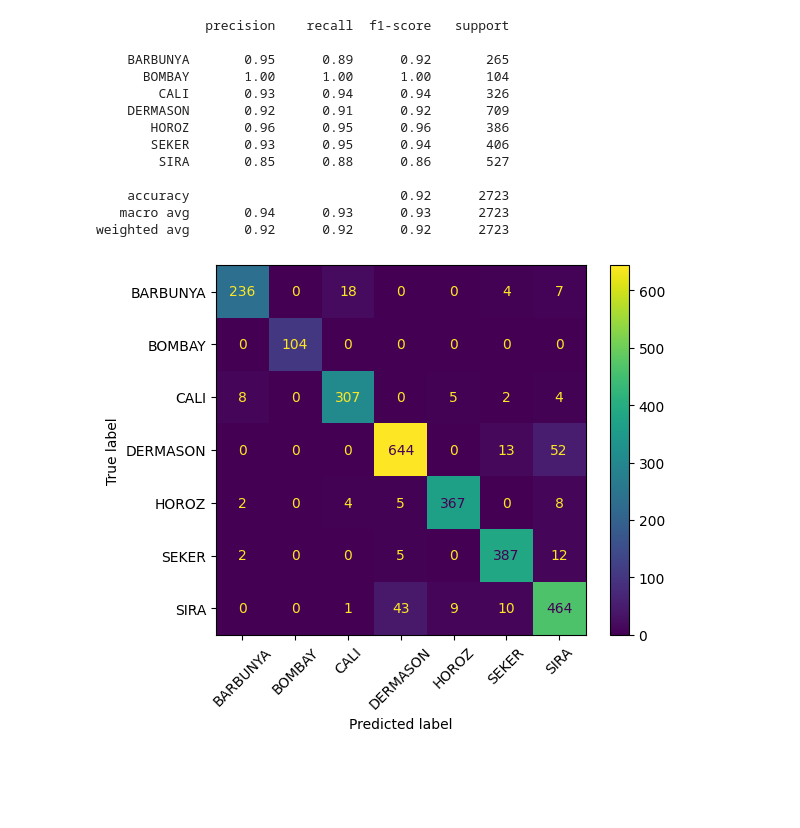
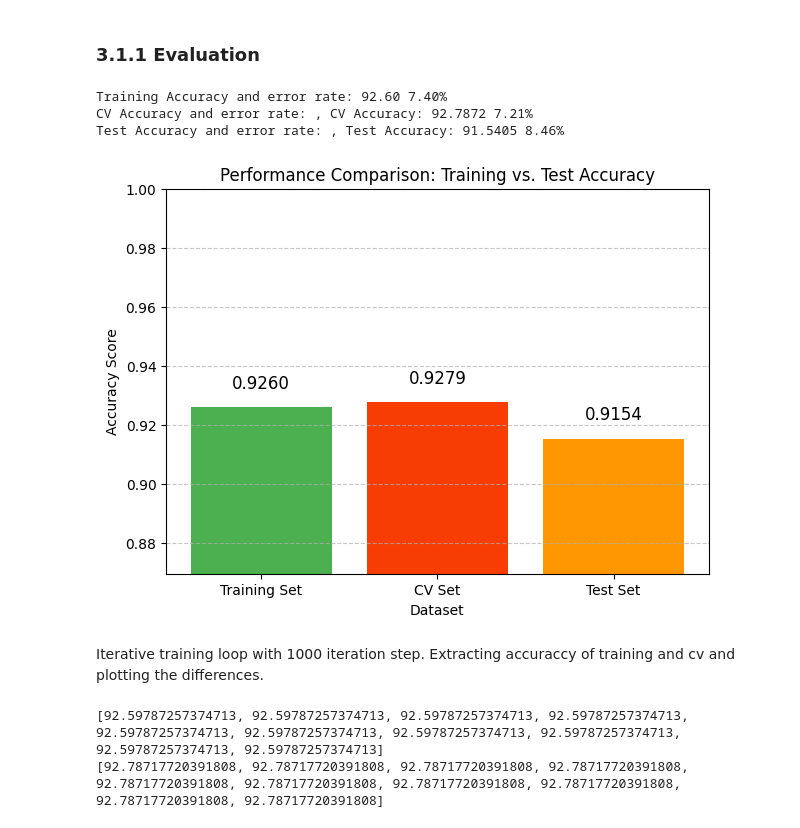
Before and after one commit to fadimardelli/dry-bean-classification, a Jupyter notebook: notebooks/02_models.ipynb, the cells around one changed output. Drawn from its saved outputs; the diff is of its cells as text; code cells hidden in the pictures; blank space fills up the shorter version.

Commit message:
Data set division, metrics and evaluation

```diff
--- a/notebooks/02_models.ipynb
+++ b/notebooks/02_models.ipynb
@@ -19,11 +167,11 @@ X_train, X_test, y_train, y_test = train_test_split(
 # %%
-
 # Pipeline with scaling + regularized logistic regression
 model = Pipeline([
     ("scaler", StandardScaler()),
     ("logreg", LogisticRegression(
         penalty="l2",
-        solver="lbfgs",
+        solver="saga",
+        warm_start=True,
         max_iter=1000,
         multi_class="multinomial"
     ))
@@ -38,21 +187,46 @@ Pipeline(steps=[('scaler', StandardScaler()),
-# %%
-# Evaluate
-y_pred = model.predict(X_test)
-print(classification_report(y_test, y_pred))
-ConfusionMatrixDisplay.from_estimator(model, X_test, y_test, xticks_rotation=45)
-plt.show()
-# %% [output]
-              precision    recall  f1-score   support
-
-    BARBUNYA       0.95      0.89      0.92       265
-      BOMBAY       1.00      1.00      1.00       104
-        CALI       0.93      0.94      0.94       326
-    DERMASON       0.92      0.91      0.92       709
-       HOROZ       0.96      0.95      0.96       386
-       SEKER       0.93      0.95      0.94       406
-        SIRA       0.85      0.88      0.86       527
-
-    accuracy                           0.92      2723
-   macro avg       0.94      0.93      0.93      2723
-weighted avg       0.92      0.92      0.92      2723
-[figure, removed]
+# %% [markdown]
+### 3.1.1 Evaluation
+# %%
+# predict and evaluate on training data
+y_train_pred = model.predict(X_train)
+acc_train = accuracy_score(y_train, y_train_pred)
+error_rate_train = 1 - acc_train
+
+# predict and evaluate on cv data, find error
+y_cv_pred = model.predict(X_cv)
+acc_cv = accuracy_score(y_cv, y_cv_pred)
+error_rate_cv = 1 - acc_cv
+
+# predict and evaluate on test data, find error
+y_test_pred = model.predict(X_test)
+acc_test = accuracy_score(y_test, y_test_pred)
+error_rate_test = 1 - acc_test
+
+# Print Comparison
+print(f"Training Accuracy and error rate: {acc_train*100:.2f} {error_rate_train*100:.2f}%")
+print(f"CV Accuracy and error rate: , CV Accuracy: {acc_cv*100:.4f} {error_rate_cv*100:.2f}%")
+print(f"Test Accuracy and error rate: , Test Accuracy: {acc_test*100:.4f} {error_rate_test*100:.2f}%")
+# %% [output]
+Training Accuracy and error rate: 92.60 7.40%
+CV Accuracy and error rate: , CV Accuracy: 92.7872 7.21%
+Test Accuracy and error rate: , Test Accuracy: 91.5405 8.46%
+# %%
+scores = [acc_train, acc_cv, acc_test]
+labels = ['Training Set', 'CV Set', 'Test Set']
+
+plt.figure(figsize=(7, 5))
+bars = plt.bar(labels, scores, color=['#4CAF50', "#F73D04", '#FF9800'])
+plt.ylim(min(scores) * 0.95, 1.0)
+for bar in bars:
+    yval = bar.get_height()
+    plt.text(bar.get_x() + bar.get_width()/2, yval + 0.005, f'{yval:.4f}', ha='center', va='bottom', fontsize=12)
+
+plt.title('Performance Comparison: Training vs. Test Accuracy')
+plt.ylabel('Accuracy Score')
+plt.xlabel('Dataset')
+plt.grid(axis='y', linestyle='--', alpha=0.7)
+plt.show() # Display the bar chart
+# %% [output]
+[figure, added]
+# %% [markdown]
+Iterative training loop with 1000 iteration step. Extracting accuraccy of training and cv and plotting the differences.
@@ -58,0 +265,6 @@ weighted avg       0.92      0.92      0.92      2723
+# %%
+print(train_scores)
+print(cv_scores)
+# %% [output]
+[92.59787257374713, 92.59787257374713, 92.59787257374713, 92.59787257374713, 92.59787257374713, 92.59787257374713, 92.59787257374713, 92.59787257374713, 92.59787257374713, 92.59787257374713]
+[92.78717720391808, 92.78717720391808, 92.78717720391808, 92.78717720391808, 92.78717720391808, 92.78717720391808, 92.78717720391808, 92.78717720391808, 92.78717720391808, 92.78717720391808]
```
Also changed, not shown: parts of 29 cells of this notebook, 2 other files.
